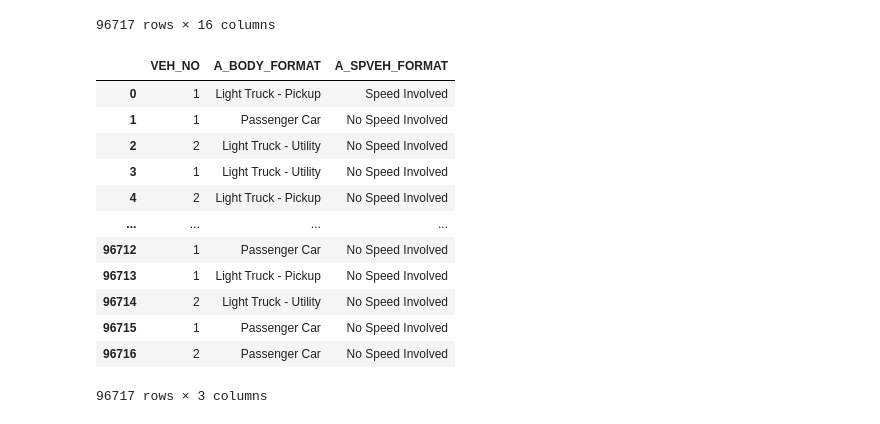
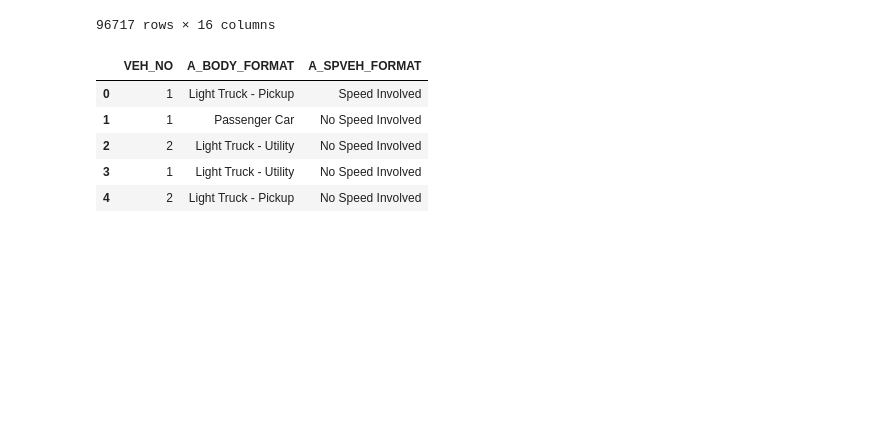
Before and after one commit to tommyjohnny36/Crash-Dummies-2.0, a Jupyter notebook: vehicles-checkpoint.ipynb, the cells around one changed output. Drawn from its saved outputs; the diff is of its cells as text; code cells hidden in the pictures; blank space fills up the shorter version.

```diff
--- a/vehicles-checkpoint.ipynb
+++ b/vehicles-checkpoint.ipynb
@@ -24,21 +24,14 @@ vehicles_df
 96717 rows × 16 columns
 # %%
 Veh_df = vehicles_df.filter(['VEH_NO','A_BODY_FORMAT','A_MOD_YR','A_SPVEH_FORMAT'], axis=1)
-Veh_df
+Veh_df.head()
 # %% [output]
 |  | VEH_NO | A_BODY_FORMAT | A_SPVEH_FORMAT |
 | 0 | 1 | Light Truck - Pickup | Speed Involved |
 | 1 | 1 | Passenger Car | No Speed Involved |
 | 2 | 2 | Light Truck - Utility | No Speed Involved |
 | 3 | 1 | Light Truck - Utility | No Speed Involved |
 | 4 | 2 | Light Truck - Pickup | No Speed Involved |
-| ... | ... | ... | ... |
-| 96712 | 1 | Passenger Car | No Speed Involved |
-| 96713 | 1 | Light Truck - Pickup | No Speed Involved |
-| 96714 | 2 | Light Truck - Utility | No Speed Involved |
-| 96715 | 1 | Passenger Car | No Speed Involved |
-| 96716 | 2 | Passenger Car | No Speed Involved |
-96717 rows × 3 columns
 # %%
 Cars_df = pd.read_csv(r"C:\Users\arnol\AppData\Local\Temp\Temp1_CRSS2019CSV.zip\vehicle.CSV")
 Cars_df
```
Also changed, not shown: parts of 5 cells of this notebook.
